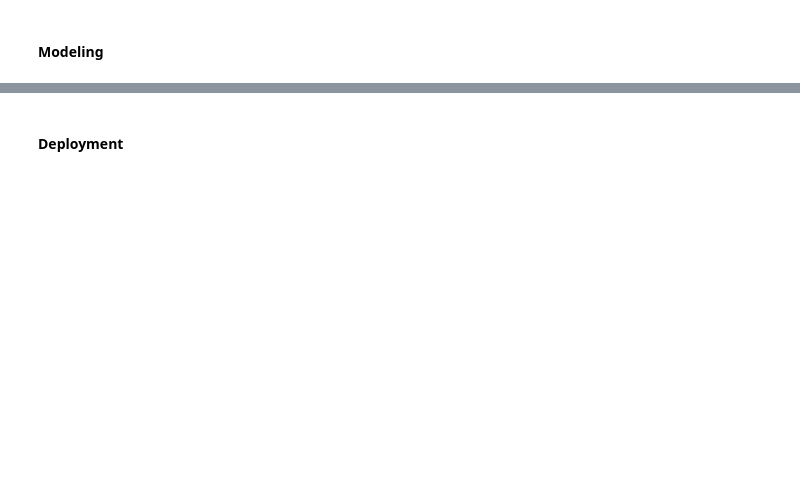
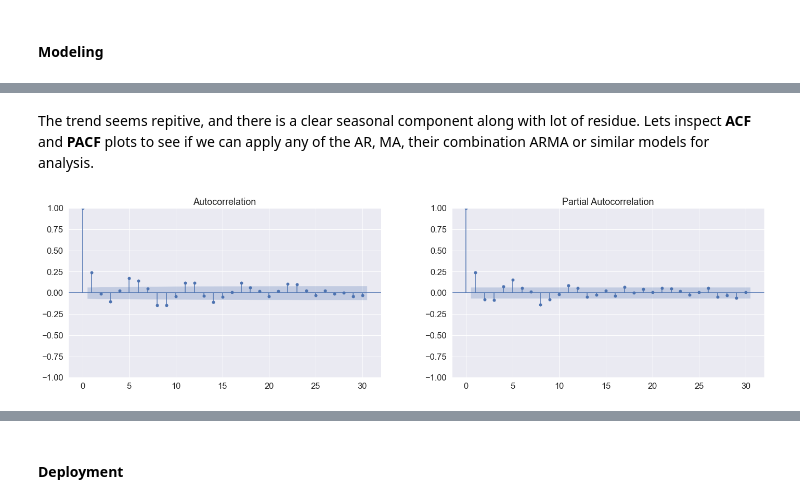
Before and after one commit to santthosh/ml-inventory-demand, a Jupyter notebook: notebook.ipynb, the cells around one changed output, grey strips where cells are left out. Saved outputs shown, nothing was run; the diff lists cells and outputs as text; code cells hidden in the pictures; blank space fills up the shorter version.

```diff
--- a/notebook.ipynb
+++ b/notebook.ipynb
@@ -173,0 +226,14 @@ plt.show()
+# %% [markdown]
+The trend seems repitive, and there is a clear seasonal component along with lot of residue. Lets inspect **ACF** and **PACF** plots to see if we can apply any of the AR, MA, their combination ARMA or similar models for analysis.
+# %%
+from statsmodels.graphics.tsaplots import plot_acf, plot_pacf
+sns.set(font_scale = 1.5)
+
+fig, ax = plt.subplots(1, 2, figsize=(24,6))
+fig.subplots_adjust(hspace=0.625, wspace=0.225)
+
+plot_acf(training_set['s_d_ratio'],title="Autocorrelation", ax=ax[0])
+plot_pacf(training_set['s_d_ratio'],title="Partial Autocorrelation", ax=ax[1])
+plt.show()
+# %% [output]
+[figure, added]
```
Also changed, not shown: parts of 61 cells of this notebook.
